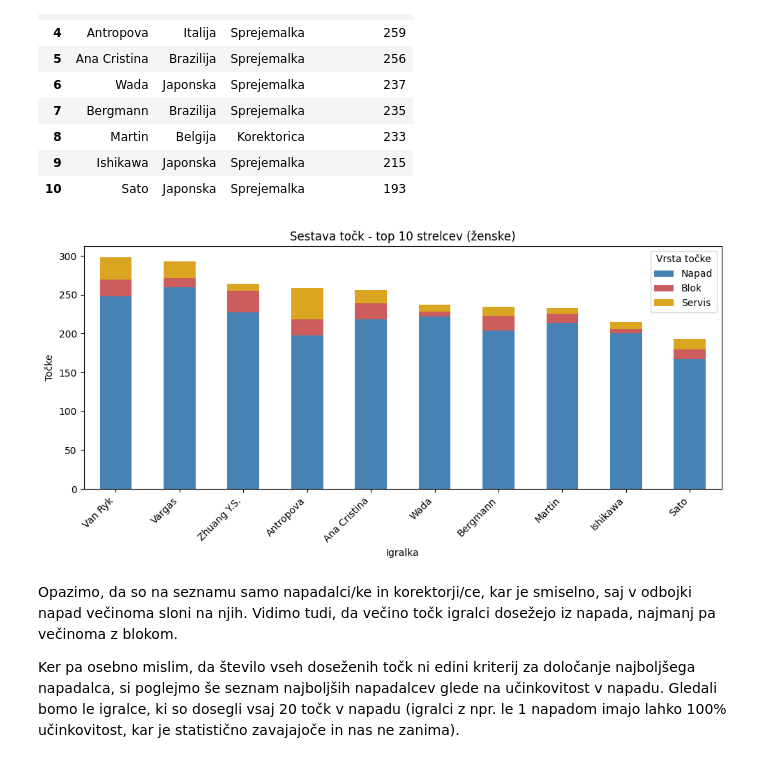
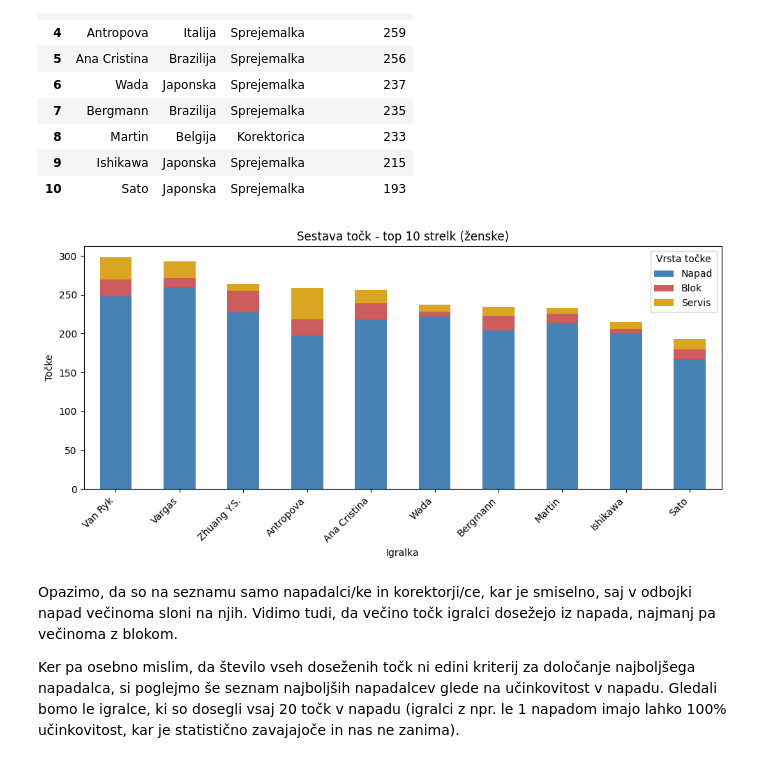
Before and after one commit to mijastijepic/UVP_projektna_naloga, a Jupyter notebook: analiza_podatkov.ipynb, the cells around one changed output. Drawn from its saved outputs; the diff is of its cells as text; code cells hidden in the pictures.

```diff
--- a/analiza_podatkov.ipynb
+++ b/analiza_podatkov.ipynb
@@ -312,22 +312,22 @@ top10_zenske
 # %%
 top10_zenske_sestava = (
     igralci[igralci['spol'] == 'Ž']
     .sort_values(by='tocke_skupaj', ascending=False)
     .head(10)
     [['priimek', 'tocke_napad', 'tocke_blok', 'tocke_servis']]
     .set_index('priimek')
     .rename(columns={'tocke_napad': 'Napad', 'tocke_blok': 'Blok', 'tocke_servis': 'Servis'})
 )
 top10_zenske_sestava.plot(kind='bar', stacked=True, figsize=(10, 5), color=['steelblue', 'indianred', 'goldenrod'])
-plt.title('Sestava točk - top 10 strelcev (ženske)')
+plt.title('Sestava točk - top 10 strelk (ženske)')
 plt.xlabel('Igralka')
 plt.ylabel('Točke')
 plt.legend(title='Vrsta točke')
 plt.xticks(rotation=45, ha='right')
 plt.tight_layout()
 plt.show()
 # %% [output]
-[figure, old version]
+[figure, new version]
 # %% [markdown]
 Opazimo, da so na seznamu samo napadalci/ke in korektorji/ce, kar je smiselno, saj v odbojki napad večinoma sloni na njih. Vidimo tudi, da večino točk igralci dosežejo iz napada, najmanj pa večinoma z blokom.
 
```
Also changed, not shown: parts of 5 cells of this notebook.
